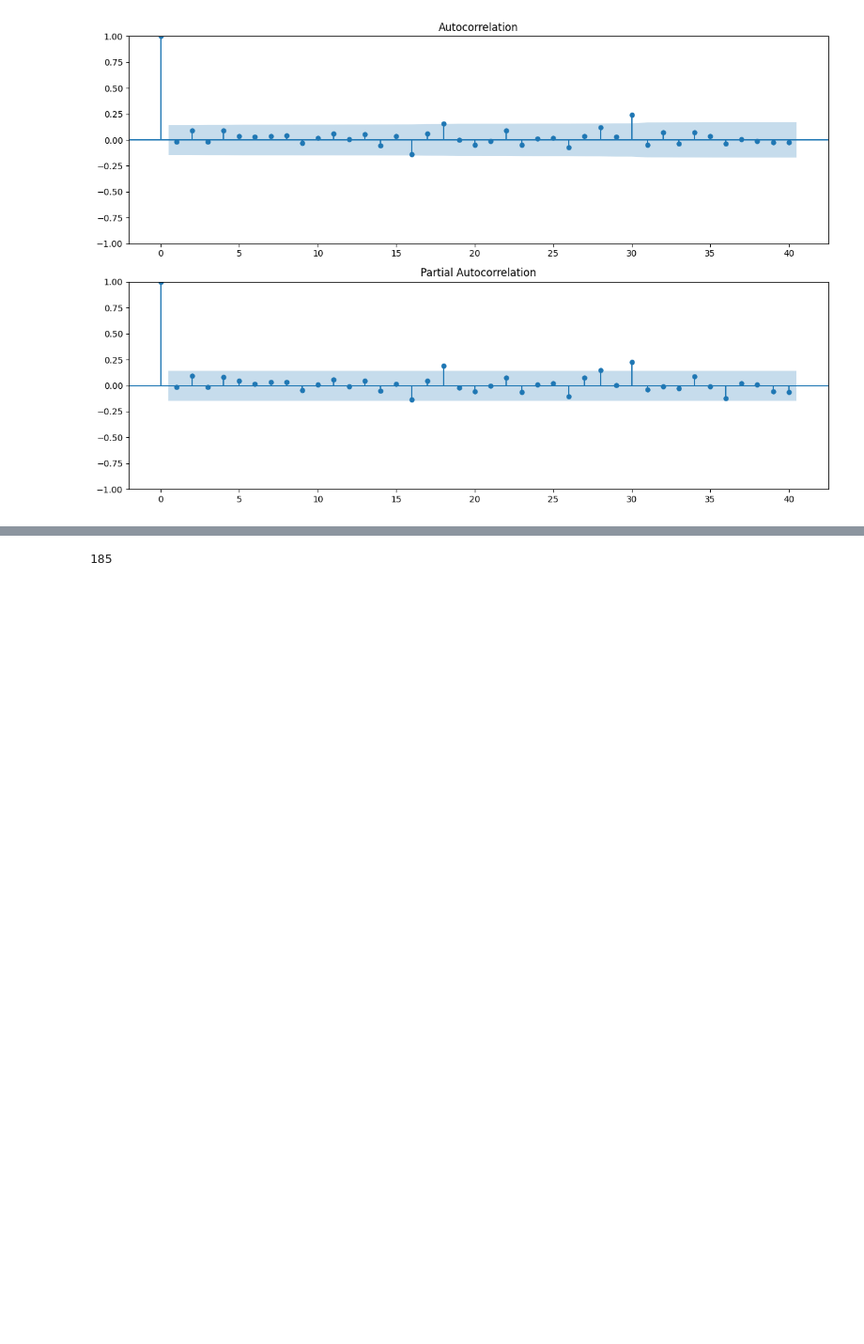
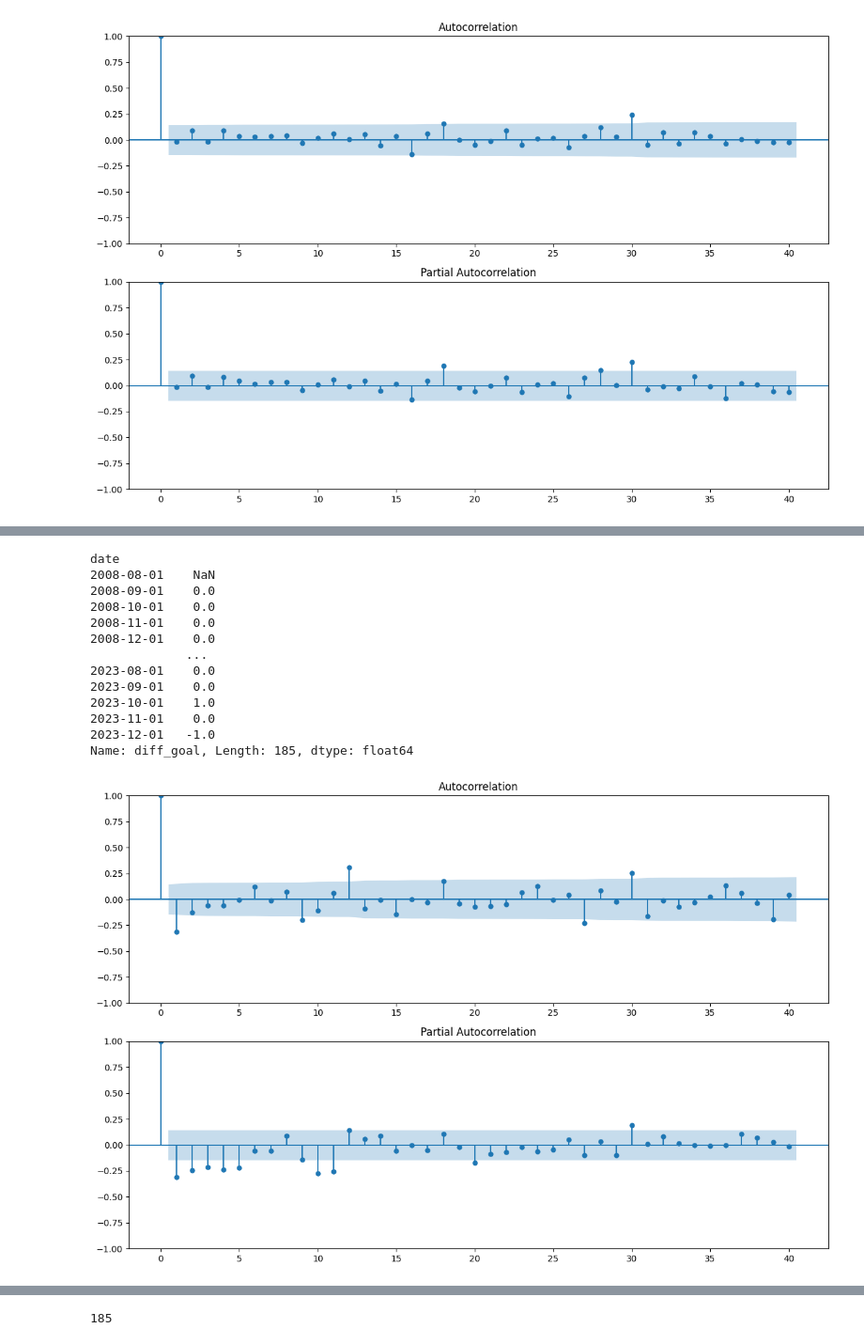
Before and after one commit to MikDR/DataScience-Python, a Jupyter notebook: codice/serie_temp/serie_per_giocatore.ipynb, the cells around one changed output, grey strips where cells are left out. Shown at 94% size. Saved outputs shown, nothing was run; the diff lists cells and outputs as text; code cells hidden in the pictures; blank space fills up the shorter version.

```diff
--- a/codice/serie_temp/serie_per_giocatore.ipynb
+++ b/codice/serie_temp/serie_per_giocatore.ipynb
@@ -237,0 +437,27 @@ Name: diff, Length: 185, dtype: float64
+# %%
+import statsmodels.api as sm
+
+fig = plt.figure(figsize=(12,8))
+ax1 = fig.add_subplot(211)
+print(differenced_series["diff_goal"])
+fig = sm.graphics.tsa.plot_acf(differenced_series["diff_goal"][1:], lags=40, ax=ax1)   # first value of diff is NaN
+ax2 = fig.add_subplot(212)
+fig = sm.graphics.tsa.plot_pacf(differenced_series["diff_goal"][1:], lags=40, ax=ax2)
+
+plt.tight_layout()
+plt.savefig(f"../../images/ac_pac_player_diff_gol.png")
+# %% [output]
+date
+2008-08-01    NaN
+2008-09-01    0.0
+2008-10-01    0.0
+2008-11-01    0.0
+2008-12-01    0.0
+             ...
+2023-08-01    0.0
+2023-09-01    0.0
+2023-10-01    1.0
+2023-11-01    0.0
+2023-12-01   -1.0
+Name: diff_goal, Length: 185, dtype: float64
+[figure, added]
```
Also changed, not shown: parts of 18 cells of this notebook.
